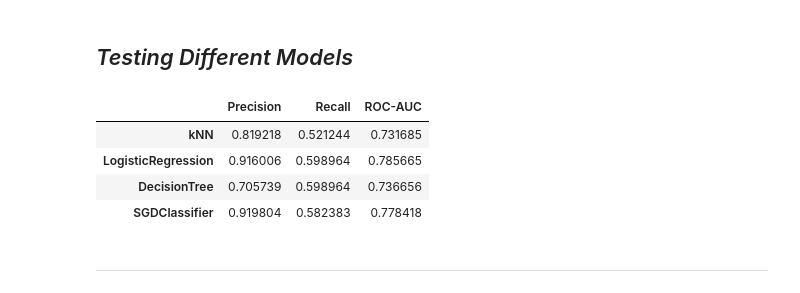
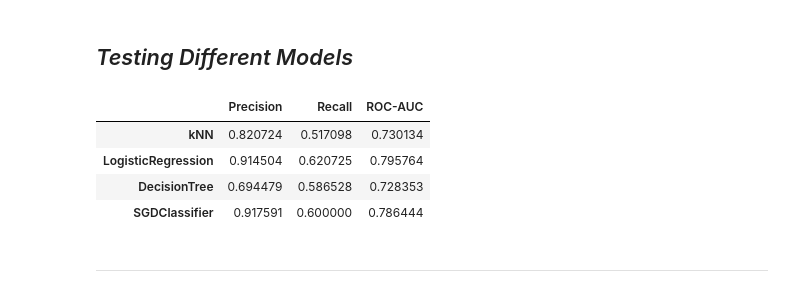
Before and after one commit to julianzim/toxic_comment_detection, a Jupyter notebook: toxic_comment_detection.ipynb, the cells around one changed output. Saved outputs shown, nothing was run; the diff lists cells and outputs as text; code cells hidden in the pictures.

Commit message:
built vectorizer into pipeline and remade models_report func

```diff
--- a/toxic_comment_detection.ipynb
+++ b/toxic_comment_detection.ipynb
@@ -102,16 +102,16 @@ tokenize_sentence(example)
 # %%
 from sklearn.feature_extraction.text import TfidfVectorizer
 
-vectorizer = TfidfVectorizer(tokenizer=lambda x: tokenize_sentence(x, remove_stop_words=True))
+vectorizer = TfidfVectorizer(tokenizer=lambda x: tokenize_sentence(x, remove_stop_words=True),
+                             token_pattern=None)
 # %%
 from sklearn.model_selection import train_test_split
 
 features, labels = df['comment'], df['toxic']
-features = vectorizer.fit_transform(features)
 x_train, x_test, y_train, y_test = train_test_split(features,
-                                                   labels,
-                                                   test_size=0.2,
-                                                   random_state=0)
+                                                    labels,
+                                                    test_size=0.2,
+                                                    random_state=0)
 # %% [markdown]
 ___
 # %% [markdown]
@@ -129,23 +129,27 @@ models = {'kNN': KNeighborsClassifier(),
           'DecisionTree': DecisionTreeClassifier(),
           'SGDClassifier': SGDClassifier(loss='log_loss')}
 # %%
-def models_report(models, x_train, y_train, x_test, y_test):
+from sklearn.pipeline import Pipeline
+
+def models_report(models, x_train, x_test, y_train, y_test):
     report = pd.DataFrame()
     for model in models:
-        clf = models[model].fit(x_train, y_train)
-        y_pred = clf.predict(x_test)
+        model_pipeline = Pipeline([('vectorizer', vectorizer),
+                                   ('model', models[model])])
+        model_pipeline.fit(x_train, y_train)
+        y_pred = model_pipeline.predict(x_test)
         report.loc[model, 'Precision'] = precision_score(y_test, y_pred)
         report.loc[model, 'Recall'] = recall_score(y_test, y_pred)
         report.loc[model, 'ROC-AUC'] = roc_auc_score(y_test, y_pred)
     return report
 # %%
-models_report(models, x_train, y_train, x_test, y_test)
+models_report(models, x_train, x_test, y_train, y_test)
 # %% [output]
 |  | Precision | Recall | ROC-AUC |
-| kNN | 0.819218 | 0.521244 | 0.731685 |
-| LogisticRegression | 0.916006 | 0.598964 | 0.785665 |
-| DecisionTree | 0.705739 | 0.598964 | 0.736656 |
-| SGDClassifier | 0.919804 | 0.582383 | 0.778418 |
+| kNN | 0.820724 | 0.517098 | 0.730134 |
+| LogisticRegression | 0.914504 | 0.620725 | 0.795764 |
+| DecisionTree | 0.694479 | 0.586528 | 0.728353 |
+| SGDClassifier | 0.917591 | 0.600000 | 0.786444 |
 # %% [markdown]
 ___
 # %% [markdown]
```
Also changed, not shown: parts of 4 cells of this notebook, 1 other file.
